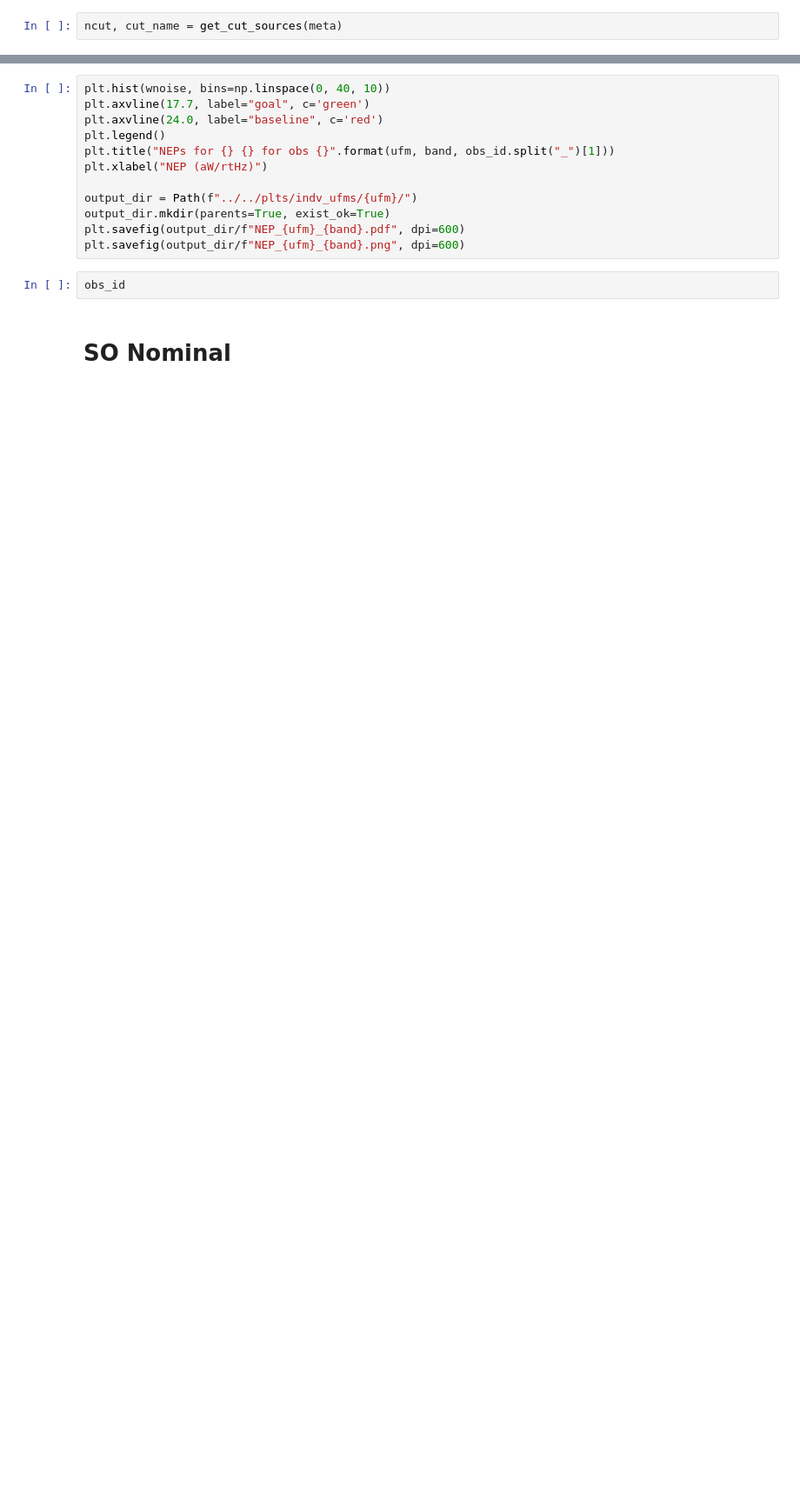
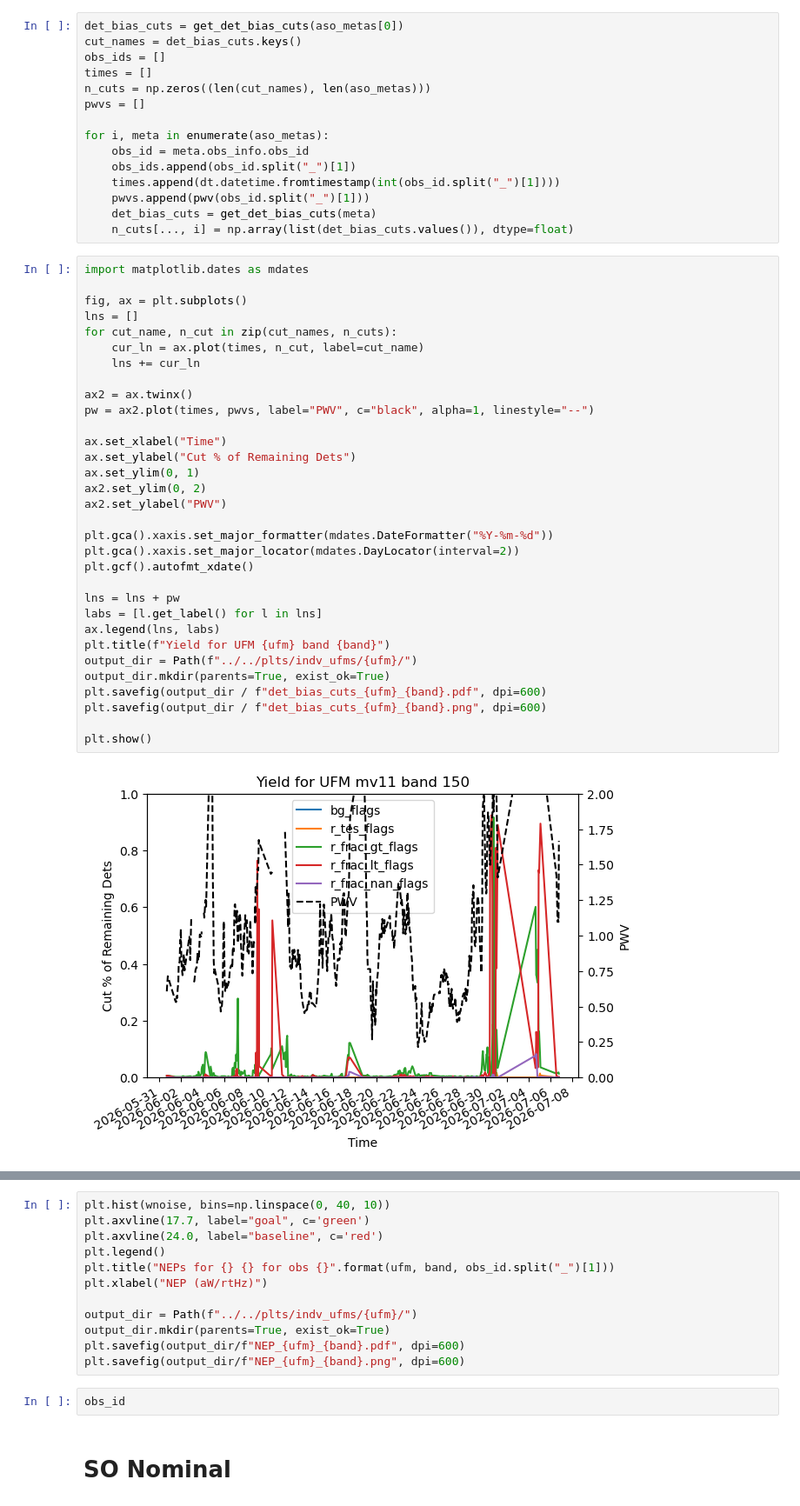
Before and after one commit to Sulla2012/LAT_Loading, a Jupyter notebook: latcom/notebooks/cut_source.ipynb, the cells around one changed output, grey strips where cells are left out. Shown at 87% size. Cells and saved outputs as stored; diff of their text form; blank space fills up the shorter version.

```diff
--- a/latcom/notebooks/cut_source.ipynb
+++ b/latcom/notebooks/cut_source.ipynb
@@ -214,5 +194,52 @@ det_cal_cut, det_cal_cut_names = get_det_cal_cuts(meta)
-# %%
-ncut, cut_name = get_cut_sources(meta)
+# %%
+det_bias_cuts = get_det_bias_cuts(aso_metas[0])
+cut_names = det_bias_cuts.keys()
+obs_ids = []
+times = []
+n_cuts = np.zeros((len(cut_names), len(aso_metas)))
+pwvs = []
+
+for i, meta in enumerate(aso_metas):
+    obs_id = meta.obs_info.obs_id
+    obs_ids.append(obs_id.split("_")[1])
+    times.append(dt.datetime.fromtimestamp(int(obs_id.split("_")[1])))
+    pwvs.append(pwv(obs_id.split("_")[1]))
+    det_bias_cuts = get_det_bias_cuts(meta)
+    n_cuts[..., i] = np.array(list(det_bias_cuts.values()), dtype=float)
+# %%
+import matplotlib.dates as mdates
+
+fig, ax = plt.subplots()
+lns = []
+for cut_name, n_cut in zip(cut_names, n_cuts):
+    cur_ln = ax.plot(times, n_cut, label=cut_name)
+    lns += cur_ln
+
+ax2 = ax.twinx()
+pw = ax2.plot(times, pwvs, label="PWV", c="black", alpha=1, linestyle="--")
+
+ax.set_xlabel("Time")
+ax.set_ylabel("Cut % of Remaining Dets")
+ax.set_ylim(0, 1)
+ax2.set_ylim(0, 2)
+ax2.set_ylabel("PWV")
+
+plt.gca().xaxis.set_major_formatter(mdates.DateFormatter("%Y-%m-%d"))
+plt.gca().xaxis.set_major_locator(mdates.DayLocator(interval=2))
+plt.gcf().autofmt_xdate()
+
+lns = lns + pw
+labs = [l.get_label() for l in lns]
+ax.legend(lns, labs)
+plt.title(f"Yield for UFM {ufm} band {band}")
+output_dir = Path(f"../../plts/indv_ufms/{ufm}/")
+output_dir.mkdir(parents=True, exist_ok=True)
+plt.savefig(output_dir / f"det_bias_cuts_{ufm}_{band}.pdf", dpi=600)
+plt.savefig(output_dir / f"det_bias_cuts_{ufm}_{band}.png", dpi=600)
+
+plt.show()
+# %% [output]
+[figure, added]
 # %%
 plt.hist(meta.det_cal.phase_to_pW[net_flag], bins=np.linspace(0, 0.15, 10))
 plt.title("Phi-conv for {} {} for obs {}".format(ufm, band, obs_id.split("_")[1]))
```
Also changed, not shown: parts of 6 cells of this notebook, 10 other files.
